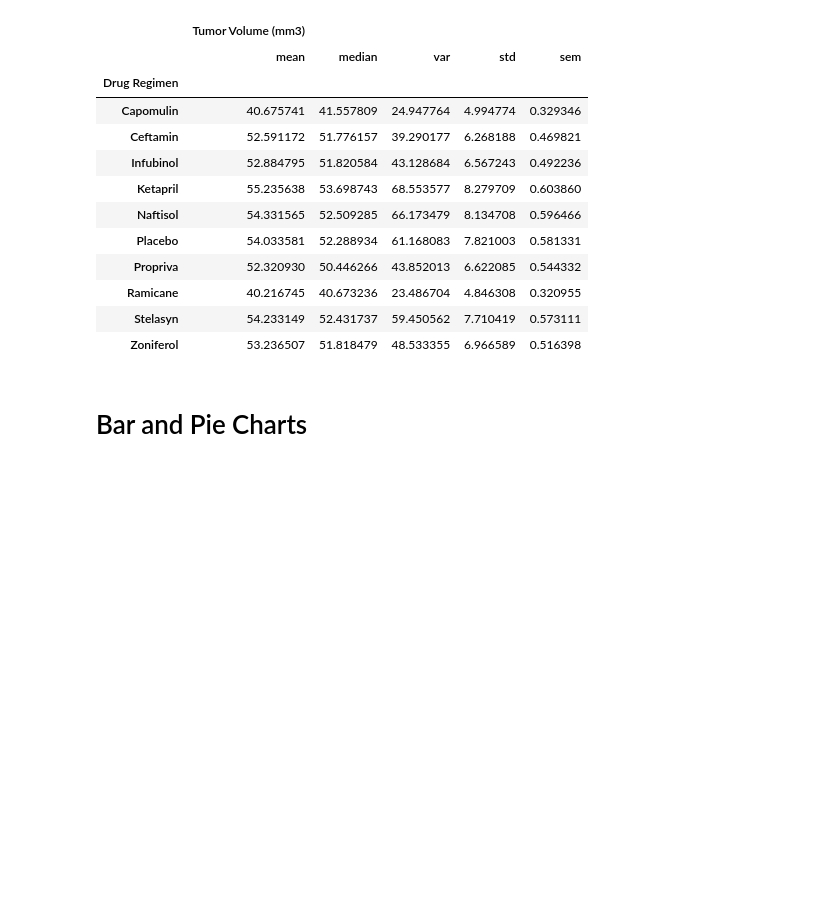
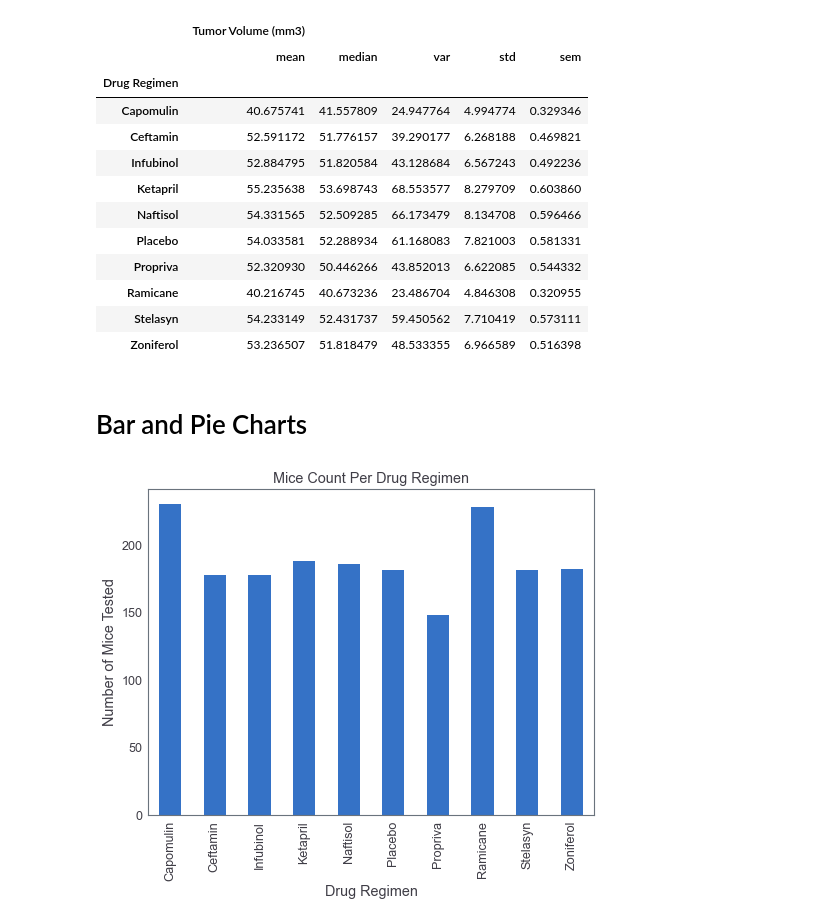
Before and after one commit to itsy24/Pymaceuticals, a Jupyter notebook: Pymaceuticals Inc..ipynb, the cells around one changed output. Saved outputs shown, nothing was run; the diff lists cells and outputs as text; code cells hidden in the pictures; blank space fills up the shorter version.

Commit message:
created graph 1

```diff
--- a/Pymaceuticals Inc..ipynb
+++ b/Pymaceuticals Inc..ipynb
@@ -145,4 +144,17 @@ drug_stats
 | Zoniferol | 53.236507 | 51.818479 | 48.533355 | 6.966589 | 0.516398 |
 # %% [markdown]
 # Bar and Pie Charts
+# %%
+# Generate a bar plot showing the total number of timepoints for all mice tested for each drug regimen using Pandas.
+
+#Group the df by drug regimen, take the count, and filter it to the Mouse ID index
+drug_mice = mice_data.groupby(['Drug Regimen']).count()['Mouse ID']
+#Create bar graph to plot the df created above
+fig1 = drug_mice.plot(kind = 'bar', figsize = (8,6), title = "Mice Count Per Drug Regimen")
+#Set a y axis label
+fig1.set(ylabel = 'Number of Mice Tested')
+#hide the gridlines
+fig1.grid()
+# %% [output]
+[figure, added]
 # %%
```
Also changed, not shown: parts of 5 cells of this notebook.
